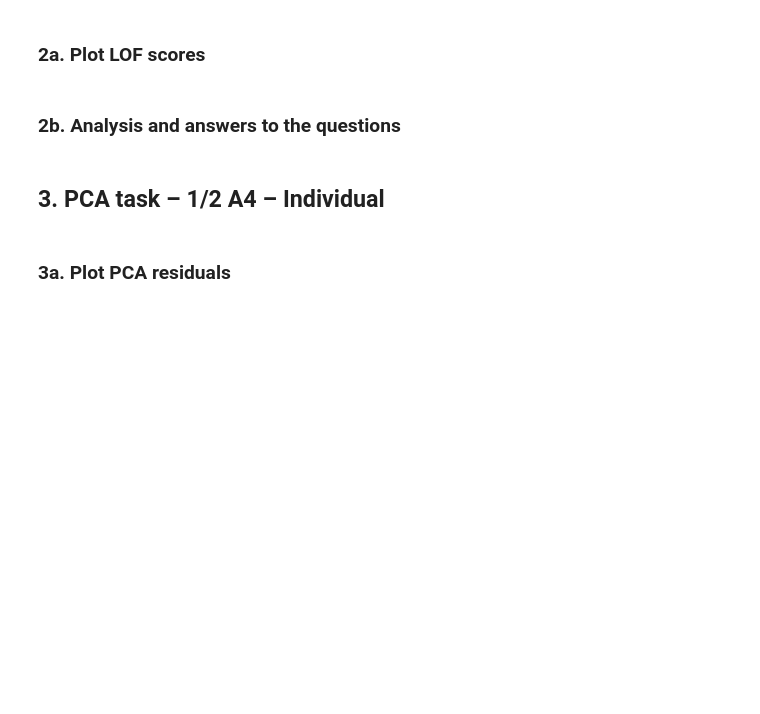
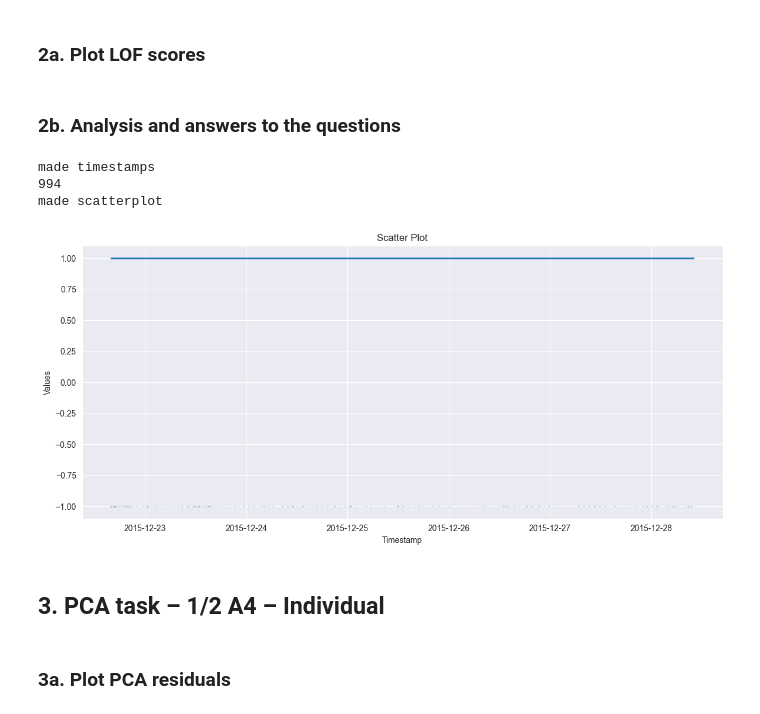
Before and after one commit to suhaib1769/CDA_Group42, a Jupyter notebook: Lab_2/Lab2.ipynb, the cells around one changed output. Saved outputs shown, nothing was run; the diff lists cells and outputs as text; code cells hidden in the pictures; blank space fills up the shorter version.

```diff
--- a/Lab_2/Lab2.ipynb
+++ b/Lab_2/Lab2.ipynb
@@ -120,8 +102,38 @@ plt.show()
 ## 2. LOF task – 1/2 A4 – Individual
 # %% [markdown]
 ### 2a. Plot LOF scores
+# %%
+clf = LocalOutlierFactor(n_neighbors=50)
+df1_lof = df1.drop(['Timestamp', 'Label'],axis=1)
+y_pred = clf.fit_predict(df1_lof)
+indexes_outliers = []
+for i in range(len(y_pred)):
+    if y_pred[i] == -1:
+        indexes_outliers.append(i)
+outliers = df1.iloc[indexes_outliers]
 # %% [markdown]
 ### 2b. Analysis and answers to the questions
+# %%
+# Convert timestamps to datetime objects
+timestamps = [datetime.strptime(ts.strip(), '%d/%m/%Y %I:%M:%S %p') for ts in df1['Timestamp']]
+print('made timestamps')
+# Create scatter plot
+print(len(outliers))
+fig, ax = plt.subplots(figsize=(14, 6))
+
+ax.scatter(timestamps, y_pred, s=0.001)
+print('made scatterplot')
+# Set labels and title
+ax.set_xlabel('Timestamp')
+ax.set_ylabel('Values')
+ax.set_title('Scatter Plot')
+
+plt.show()
+# %% [output]
+made timestamps
+994
+made scatterplot
+[figure, added]
 # %% [markdown]
 ## 3. PCA task – 1/2 A4 – Individual
 # %% [markdown]
```
Also changed, not shown: parts of 4 cells of this notebook.
